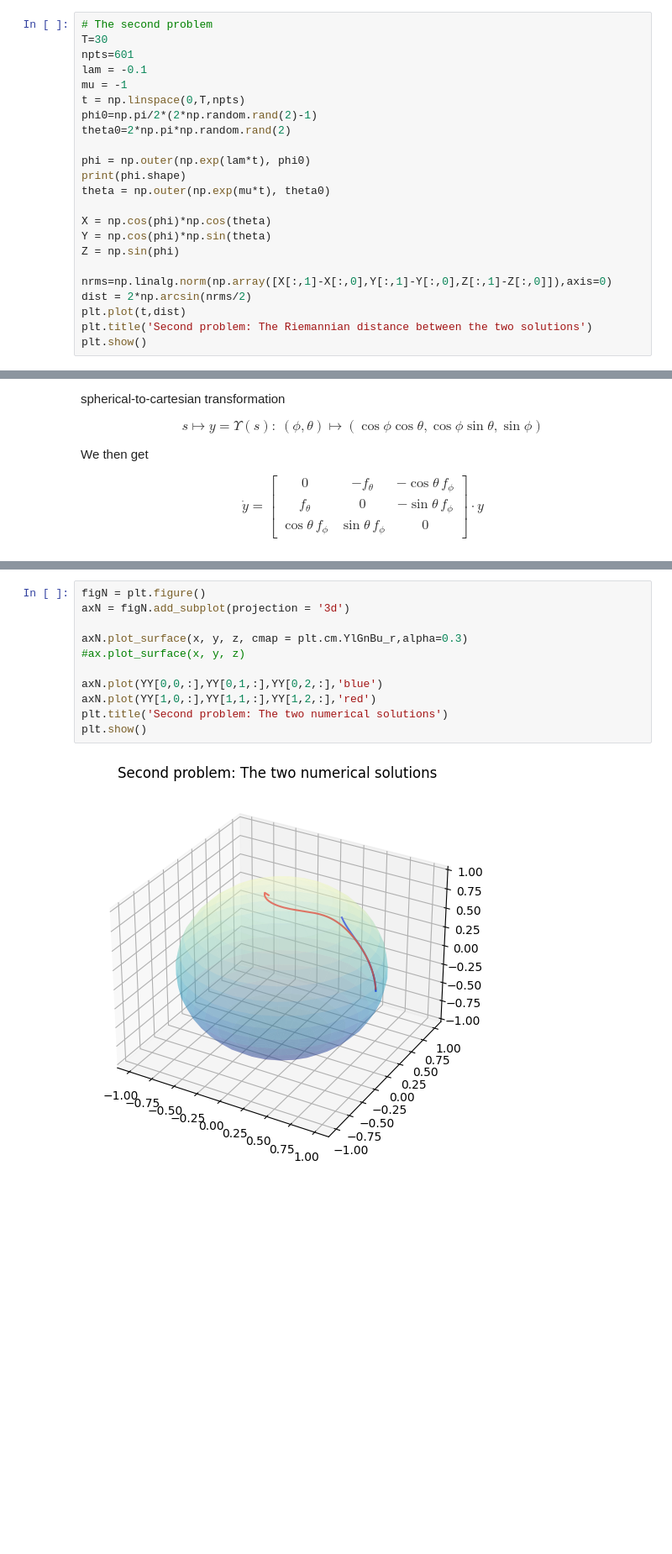
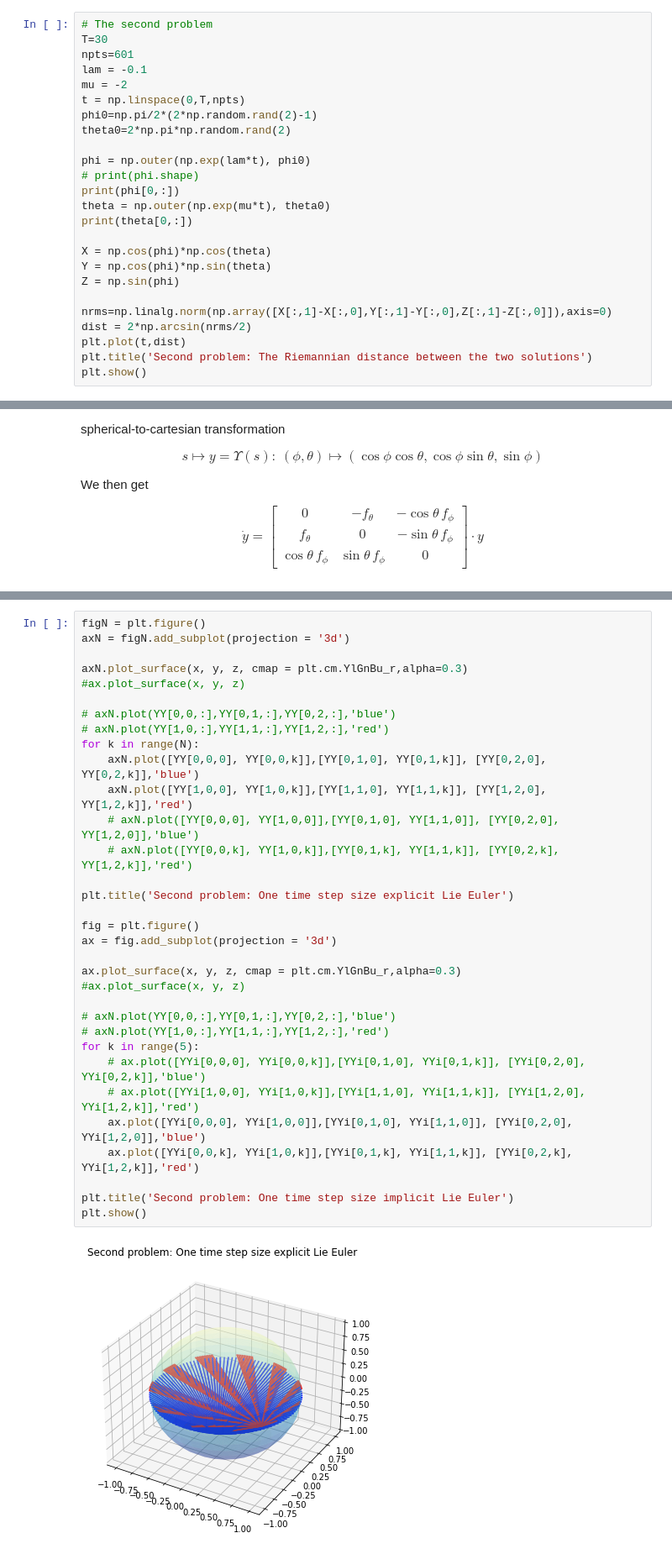
Before and after one commit to DeniseTumiotto/SphericalPendulum-Secondment, a Jupyter notebook: extras/S2contract.ipynb, the cells around one changed output, grey strips where cells are left out. Shown: that part at 84% size. Cells and saved outputs as stored; diff of their text form; blank space fills up the shorter version.

Commit message:
working code for easy problem on S2

```diff
--- a/extras/S2contract.ipynb
+++ b/extras/S2contract.ipynb
@@ -77,14 +81,16 @@ plt.show()
 T=30
 npts=601
 lam = -0.1
-mu = -1
+mu = -2
 t = np.linspace(0,T,npts)
 phi0=np.pi/2*(2*np.random.rand(2)-1)
 theta0=2*np.pi*np.random.rand(2)
 
 phi = np.outer(np.exp(lam*t), phi0)
-print(phi.shape)
+# print(phi.shape)
+print(phi[0,:])
 theta = np.outer(np.exp(mu*t), theta0)
+print(theta[0,:])
 
 X = np.cos(phi)*np.cos(theta)
 Y = np.cos(phi)*np.sin(theta)
@@ -289,13 +415,35 @@ Number of steps: 300
 # %%
 figN = plt.figure()
 axN = figN.add_subplot(projection = '3d')
 
 axN.plot_surface(x, y, z, cmap = plt.cm.YlGnBu_r,alpha=0.3)
 #ax.plot_surface(x, y, z)
 
-axN.plot(YY[0,0,:],YY[0,1,:],YY[0,2,:],'blue')
-axN.plot(YY[1,0,:],YY[1,1,:],YY[1,2,:],'red')
-plt.title('Second problem: The two numerical solutions')
+# axN.plot(YY[0,0,:],YY[0,1,:],YY[0,2,:],'blue')
+# axN.plot(YY[1,0,:],YY[1,1,:],YY[1,2,:],'red')
+for k in range(N):
+    axN.plot([YY[0,0,0], YY[0,0,k]],[YY[0,1,0], YY[0,1,k]], [YY[0,2,0], YY[0,2,k]],'blue')
+    axN.plot([YY[1,0,0], YY[1,0,k]],[YY[1,1,0], YY[1,1,k]], [YY[1,2,0], YY[1,2,k]],'red')
+    # axN.plot([YY[0,0,0], YY[1,0,0]],[YY[0,1,0], YY[1,1,0]], [YY[0,2,0], YY[1,2,0]],'blue')
+    # axN.plot([YY[0,0,k], YY[1,0,k]],[YY[0,1,k], YY[1,1,k]], [YY[0,2,k], YY[1,2,k]],'red')
+
+plt.title('Second problem: One time step size explicit Lie Euler')
+
+fig = plt.figure()
+ax = fig.add_subplot(projection = '3d')
+
+ax.plot_surface(x, y, z, cmap = plt.cm.YlGnBu_r,alpha=0.3)
+#ax.plot_surface(x, y, z)
+
+# axN.plot(YY[0,0,:],YY[0,1,:],YY[0,2,:],'blue')
+# axN.plot(YY[1,0,:],YY[1,1,:],YY[1,2,:],'red')
+for k in range(5):
+    # ax.plot([YYi[0,0,0], YYi[0,0,k]],[YYi[0,1,0], YYi[0,1,k]], [YYi[0,2,0], YYi[0,2,k]],'blue')
+    # ax.plot([YYi[1,0,0], YYi[1,0,k]],[YYi[1,1,0], YYi[1,1,k]], [YYi[1,2,0], YYi[1,2,k]],'red')
+    ax.plot([YYi[0,0,0], YYi[1,0,0]],[YYi[0,1,0], YYi[1,1,0]], [YYi[0,2,0], YYi[1,2,0]],'blue')
+    ax.plot([YYi[0,0,k], YYi[1,0,k]],[YYi[0,1,k], YYi[1,1,k]], [YYi[0,2,k], YYi[1,2,k]],'red')
+
+plt.title('Second problem: One time step size implicit Lie Euler')
 plt.show()
 # %% [output]
-[figure, old version]
+[figure, new version]
```
Also changed, not shown: parts of 12 cells of this notebook.
